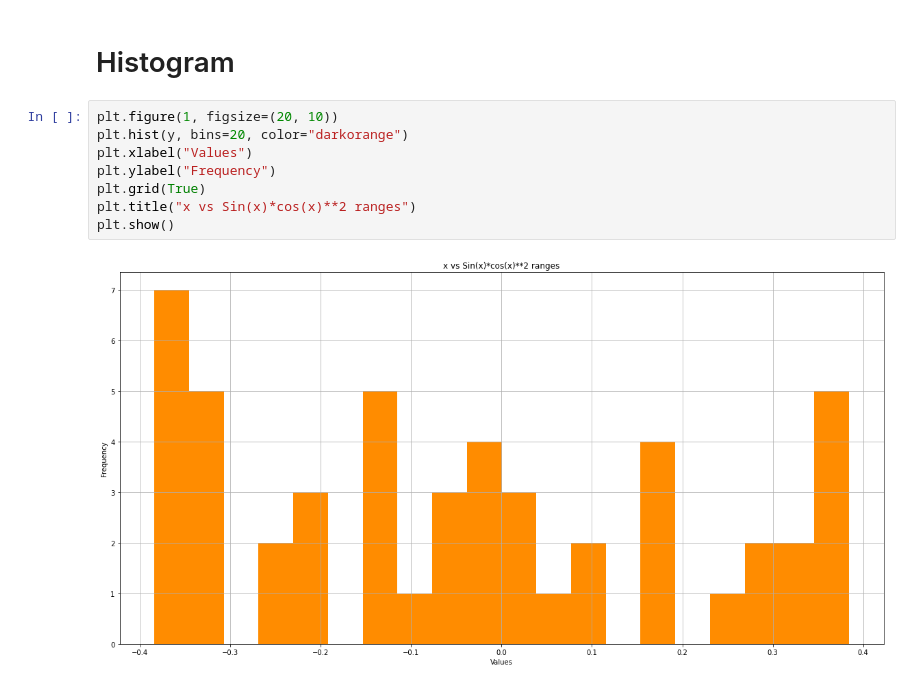
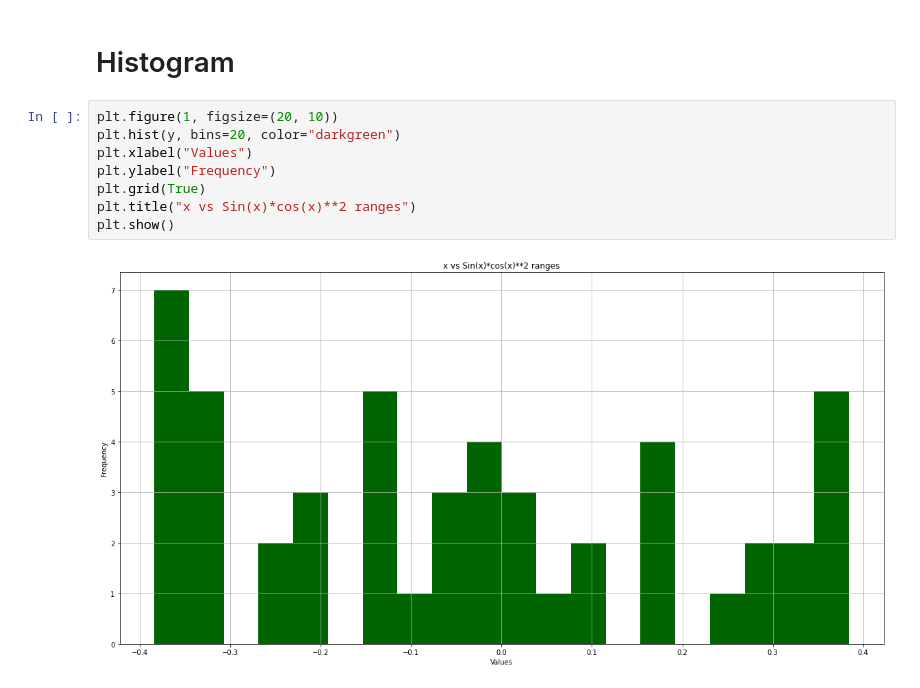
Before and after one commit to Swagata04/MLDS, a Jupyter notebook: HRV/DataScience/Dtavisualisation/dataviz.ipynb, the cells around one changed output. Drawn from its saved outputs; the diff is of its cells as text.

```diff
--- a/HRV/DataScience/Dtavisualisation/dataviz.ipynb
+++ b/HRV/DataScience/Dtavisualisation/dataviz.ipynb
@@ -23,11 +25,11 @@ plt.show()
 # Histogram
 # %%
 plt.figure(1, figsize=(20, 10))
-plt.hist(y, bins=20, color="darkorange")
+plt.hist(y, bins=20, color="darkgreen")
 plt.xlabel("Values")
 plt.ylabel("Frequency")
 plt.grid(True)
 plt.title("x vs Sin(x)*cos(x)**2 ranges")
 plt.show()
 # %% [output]
-[figure, old version]
+[figure, new version]
```
Also changed, not shown: parts of 11 cells of this notebook, 3 other files.
